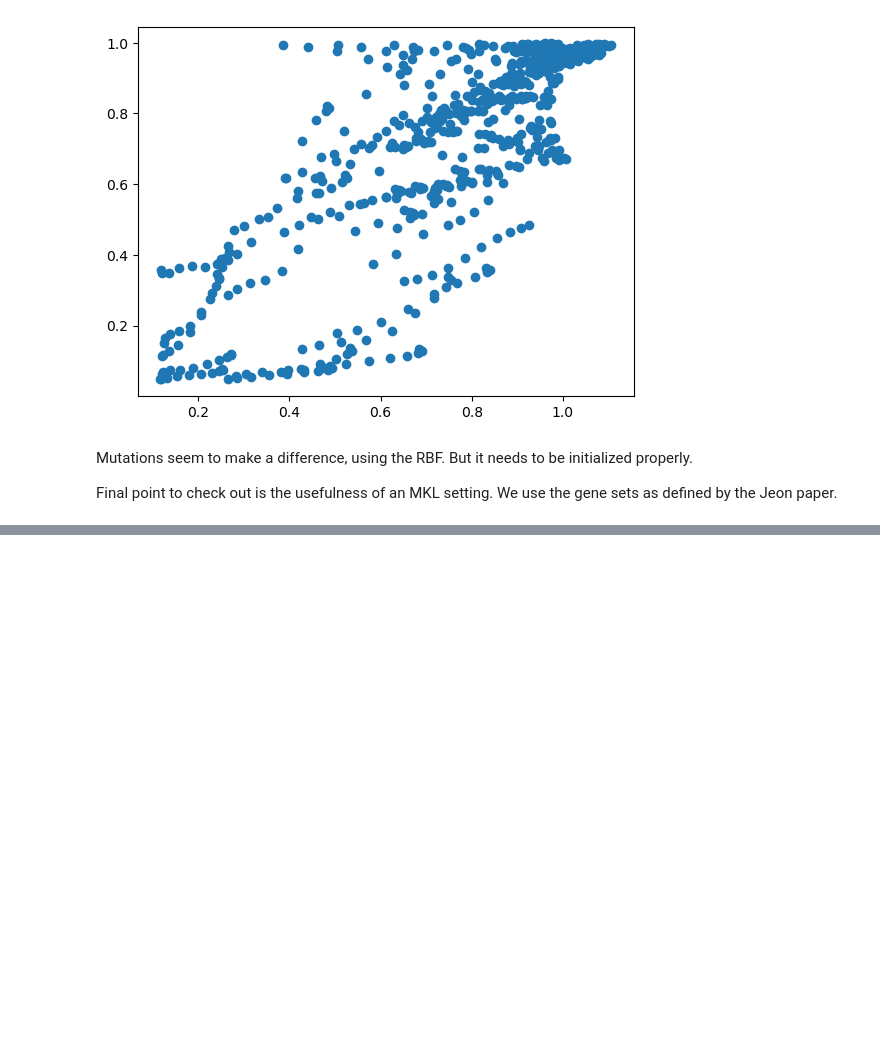
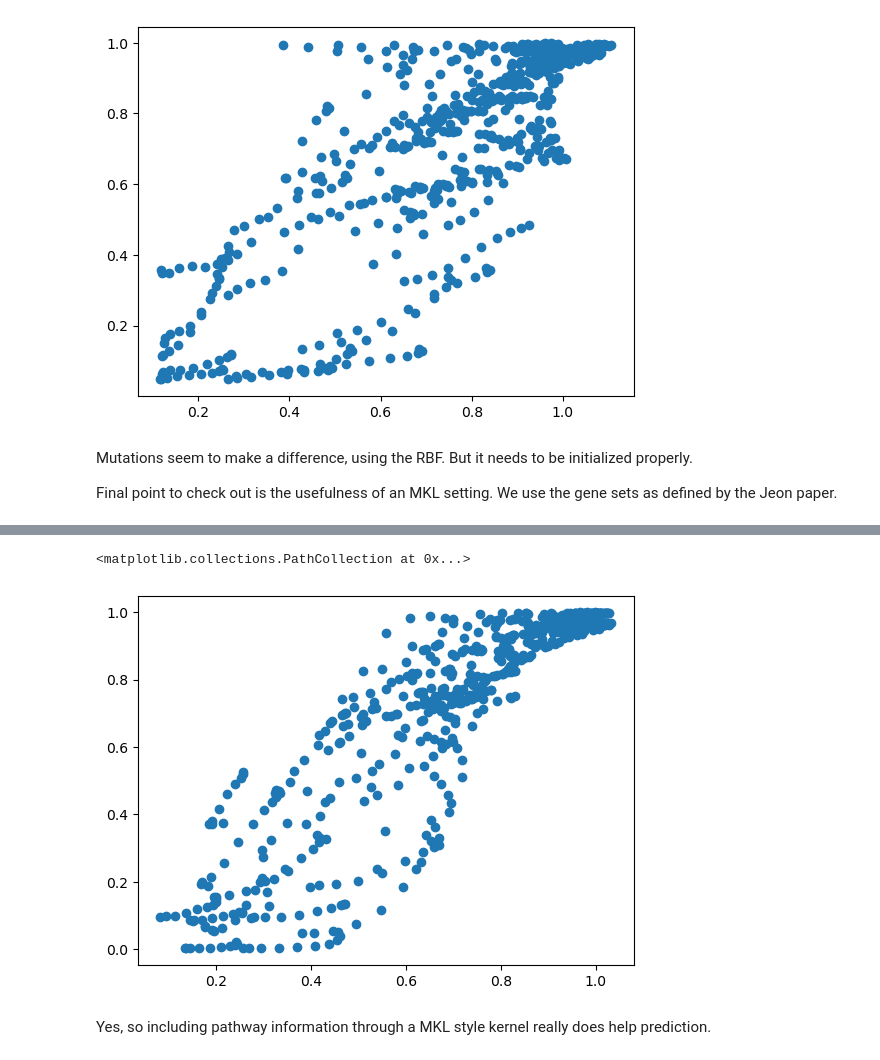
Before and after one commit to ltronneb/pimogp, a Jupyter notebook: notebooks/kernel_comparisons.ipynb, the cells around one changed output, grey strips where cells are left out. Cells and saved outputs as stored; diff of their text form; code cells hidden in the pictures; blank space fills up the shorter version.

Commit message:
Added notebook of kernel comparisons

```diff
--- a/notebooks/kernel_comparisons.ipynb
+++ b/notebooks/kernel_comparisons.ipynb
@@ -1224,0 +1418,17 @@ class MKLKernel(gpytorch.kernels.Kernel):
+# %%
+# Set into eval mode
+model.eval()
+likelihood.eval()
+
+# Make predictions
+
+with torch.no_grad(), gpytorch.settings.fast_pred_var():
+    predictions = likelihood(model(X_test,task_indices=test_indices))
+    mean = predictions.mean
+# %%
+plt.scatter(mean.squeeze(0),y_test)
+# %% [output]
+<matplotlib.collections.PathCollection at 0x...>
+[figure, added]
+# %% [markdown]
+Yes, so including pathway information through a MKL style kernel really does help prediction.
```
Also changed, not shown: parts of 13 cells of this notebook.
